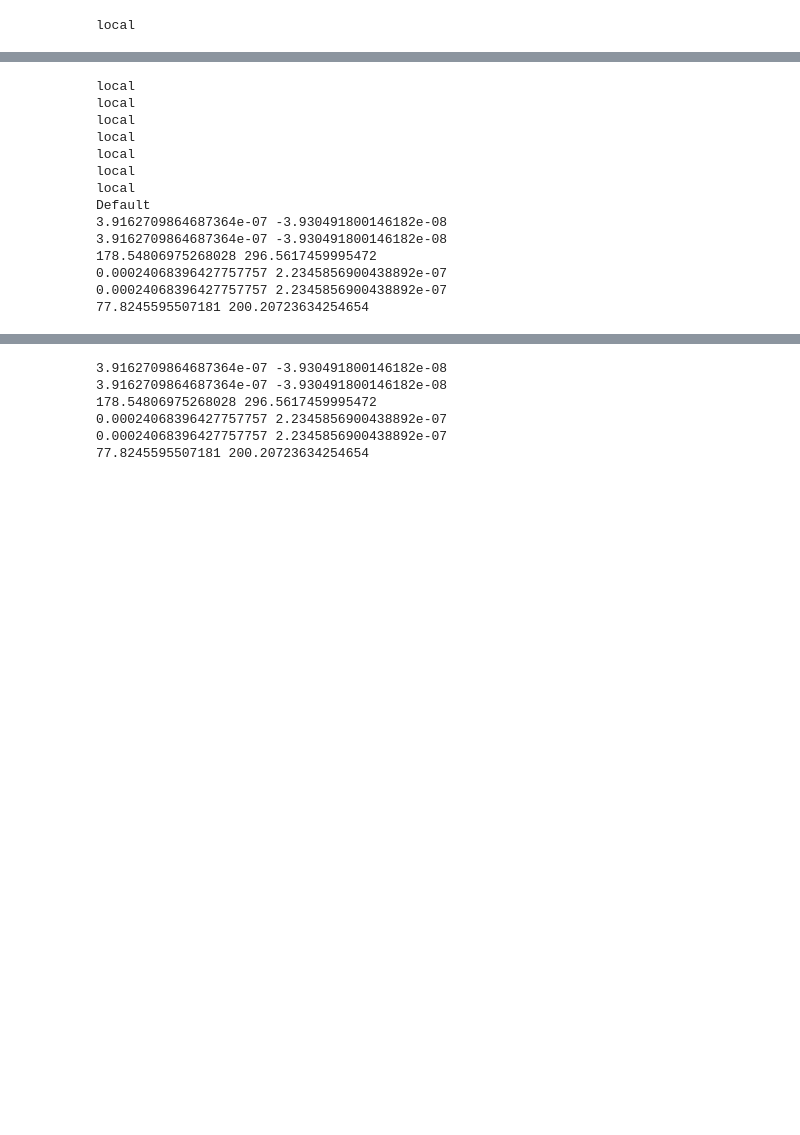
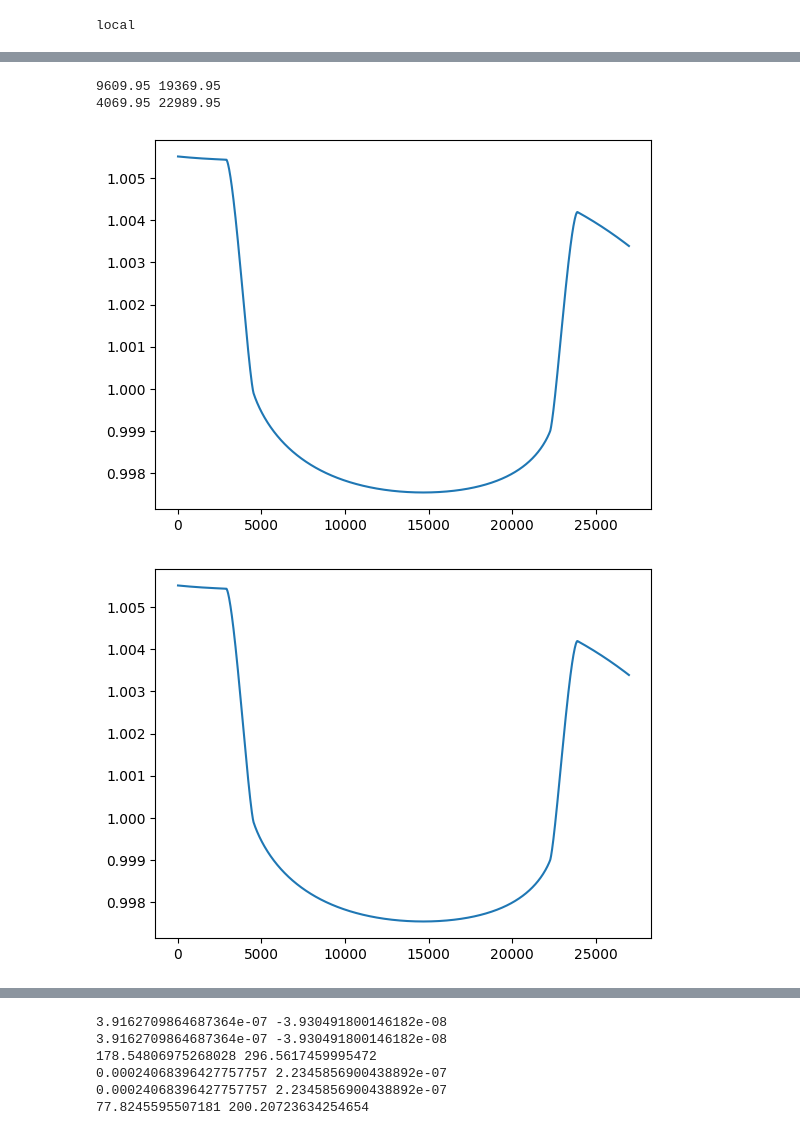
Before and after one commit to jcottaar/ariel2, a Jupyter notebook: analysis/test_simple_model.ipynb, the cells around one changed output, grey strips where cells are left out. Cells and saved outputs as stored; diff of their text form; code cells hidden in the pictures; blank space fills up the shorter version.

```diff
--- a/analysis/test_simple_model.ipynb
+++ b/analysis/test_simple_model.ipynb
@@ -46,48 +46,23 @@ def robust_linear_fit_rms(X, Y, drop_frac=0.05):
     rms = np.sqrt(np.mean(residuals[indices] ** 2))
     print(a,b)
     return rms
-# %%
-import ariel_simple
-importlib.reload(ariel_simple)
-df = 0.05
-for jj in [0]:
-    model = ariel_simple.SimpleModel()
-    model.run_in_parallel = True
-    match jj:
-        case 0:
-            name = 'Default'
-        case 1:
-            name = 'Use correction factor'
-            model.use_correction_factor = True
-    model.do_plots = False
-    model.train(train_data)
-    #model.bias_a = [0.,0.]
-    #model.bias_b = [0.,0.]
-    data = train_data
-    inferred_data = model.infer(data)
-    print(name)
-    solution = kgs.make_submission_dataframe(data, include_sigma=False)
-    submission = kgs.make_submission_dataframe(inferred_data, False)
-    print(1e6*robust_linear_fit_rms(solution.iloc[:,1].to_numpy(), solution.iloc[:,1].to_numpy()-submission.iloc[:,1].to_numpy(), drop_frac=df), 1e6*robust_linear_fit_rms(solution.iloc[:,1].to_numpy(), solution.iloc[:,1].to_numpy()-submission.iloc[:,1].to_numpy(), drop_frac=0))
-    print(1e6*robust_linear_fit_rms(np.mean(solution.iloc[:,2:284].to_numpy(),1), np.mean(solution.iloc[:,2:284].to_numpy()-submission.iloc[:,2:284].to_numpy(),1),drop_frac=df),
-         1e6*robust_linear_fit_rms(np.mean(solution.iloc[:,2:284].to_numpy(),1), np.mean(solution.iloc[:,2:284].to_numpy()-submission.iloc[:,2:284].to_numpy(),1),drop_frac=0))
-    kgs.sanity_checks['simple_residual_diff_FGS'] = kgs.SanityCheckValue('simple_residual_diff_FGS', 12, [-1,1])
-    kgs.sanity_checks['simple_residual_diff_FGS'].seen_all = [d.diagnostics['simple_residual_diff_FGS'] for d in inferred_data]
-    kgs.sanity_checks['simple_residual_diff_AIRS'] = kgs.SanityCheckValue('simple_residual_diff_AIRS', 12, [-1,1])
-    kgs.sanity_checks['simple_residual_diff_AIRS'].seen_all = [d.diagnostics['simple_residual_diff_AIRS'] for d in inferred_data]
-    kgs.dill_save(kgs.temp_dir + '/test_simple.pickle', (data,inferred_data,kgs.sanity_checks))
-# %% [output]
-local
-local
-local
-local
-local
-local
-local
-Default
-3.9162709864687364e-07 -3.930491800146182e-08
-3.9162709864687364e-07 -3.930491800146182e-08
-178.54806975268028 296.5617459995472
-0.00024068396427757757 2.2345856900438892e-07
-0.00024068396427757757 2.2345856900438892e-07
-77.8245595507181 200.20723634254654
+# %%
+import ariel_simple
+importlib.reload(ariel_simple)
+model = ariel_simple.SimpleModel()
+model.run_in_parallel = False
+model.train(train_data)
+#model.bias_a = [0.,0.]
+#model.bias_b = [0.,0.]
+data = train_data[:2]
+inferred_data = model.infer(data)
+# %%
+for ii in range(2):
+    print(inferred_data[ii].diagnostics['t_ingress'],inferred_data[ii].diagnostics['t_egress'])
+    plt.figure()
+    plt.plot(model._times[0], model.pred[0])
+# %% [output]
+9609.95 19369.95
+4069.95 22989.95
+[figure, added]
+[figure, added]
```
Also changed, not shown: parts of 3 cells of this notebook, 17 other files.
